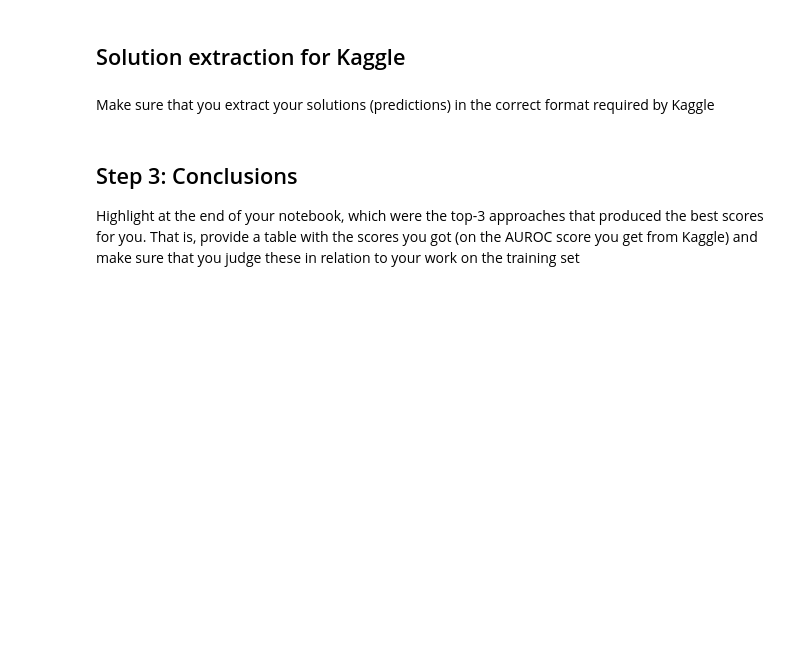
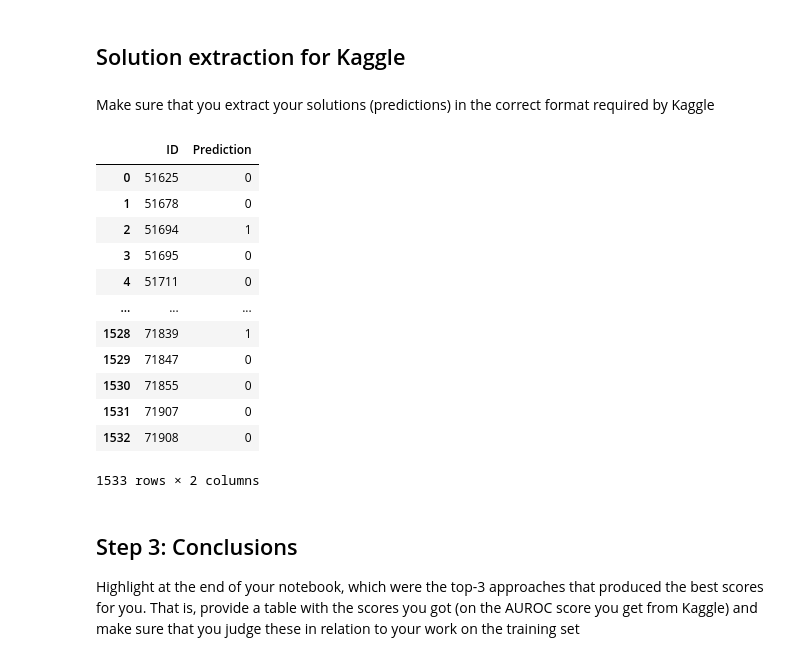
Before and after one commit to MerlinKoehler/KaggleFluMadness, a Jupyter notebook: kaggle_starter.ipynb, the cells around one changed output. Cells and saved outputs as stored; diff of their text form; code cells hidden in the pictures; blank space fills up the shorter version.

```diff
--- a/kaggle_starter.ipynb
+++ b/kaggle_starter.ipynb
@@ -647,14 +647,14 @@ accuracy on class 1    0.484366
 dtype: float64
 # %%
 tree = DecisionTreeClassifier()
-param_grid = {
+param = {
     'max_depth': np.arange(2, 10),
     'criterion': ['gini', 'entropy'],
     'splitter': ['best', 'random'],
     'class_weight': ['balanced']
     }
 
-clf = GridSearchCV(tree, param_grid)
+clf = GridSearchCV(tree, param, scoring='balanced_accuracy')
 
 clf.fit(X_train, y_train)
 #y_pred = clf.predict_proba(X_test)[:, 1]
@@ -765,6 +759,29 @@ score = lambda model, x_val, y_val: pd.Series([model.score(x_val, y_val),
 ## Solution extraction for Kaggle
 # %% [markdown]
 Make sure that you extract your solutions (predictions) in the correct format required by Kaggle
+# %%
+X_compete = clean_test(df_test)
+y_compete = clf.predict(X_compete)
+result = pd.DataFrame()
+result['ID'] = X_compete['ID']
+result['Prediction'] = y_compete
+result = result.astype("str")
+display(result)
+result.to_csv('result.csv', index=False)
+# %% [output]
+|  | ID | Prediction |
+| 0 | 51625 | 0 |
+| 1 | 51678 | 0 |
+| 2 | 51694 | 1 |
+| 3 | 51695 | 0 |
+| 4 | 51711 | 0 |
+| ... | ... | ... |
+| 1528 | 71839 | 1 |
+| 1529 | 71847 | 0 |
+| 1530 | 71855 | 0 |
+| 1531 | 71907 | 0 |
+| 1532 | 71908 | 0 |
+1533 rows × 2 columns
 # %% [markdown]
 ## Step 3: Conclusions
 
```
Also changed, not shown: parts of 5 cells of this notebook, 2 other files.
